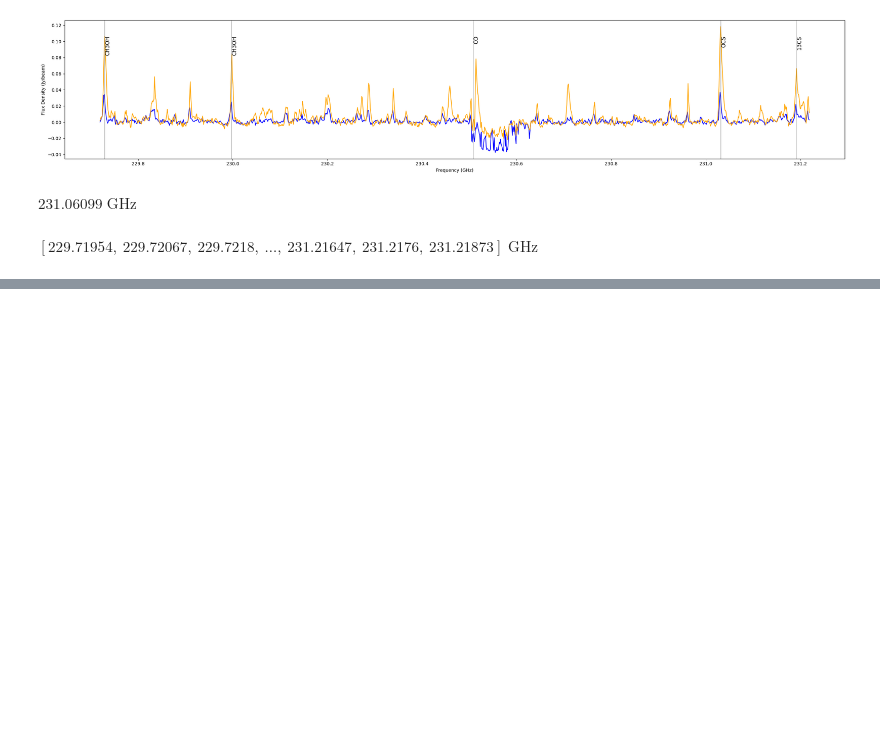
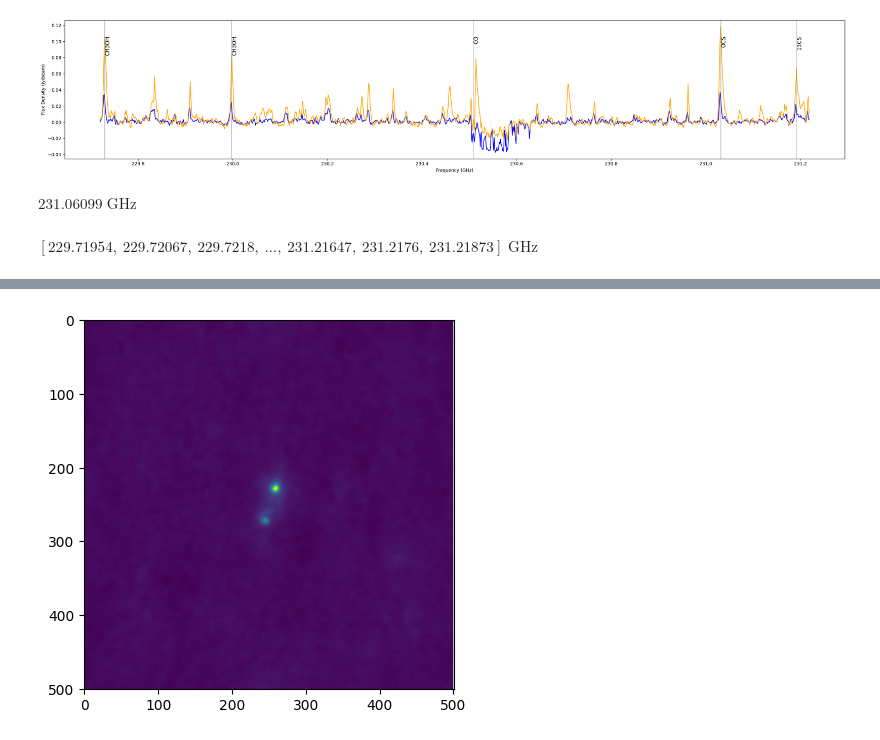
Before and after one commit to SpacialTree/dustridge-cd, a Jupyter notebook: notebooks/hotcore_mom.ipynb, the cells around one changed output, grey strips where cells are left out. Drawn from its saved outputs; the diff is of its cells as text; code cells hidden in the pictures; blank space fills up the shorter version.

```diff
--- a/notebooks/hotcore_mom.ipynb
+++ b/notebooks/hotcore_mom.ipynb
@@ -323,0 +378,4 @@ $[229.71954,~229.72067,~229.7218,~\dots,~231.21647,~231.2176,~231.21873] \; \mat
+# %%
+mom0_h30a = cutout_h30a.moment0()#.quicklook()
+mom0_h30a.quicklook()
+# %% [output]
@@ -323,0 +383 @@ $[229.71954,~229.72067,~229.7218,~\dots,~231.21647,~231.2176,~231.21873] \; \mat
+[figure, added]
```
Also changed, not shown: parts of 12 cells of this notebook.
